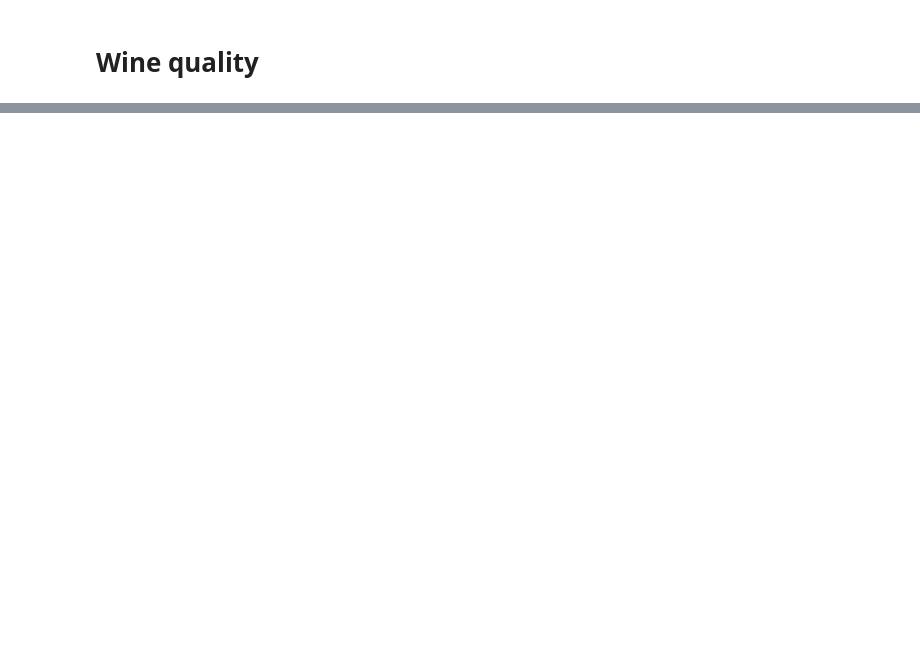
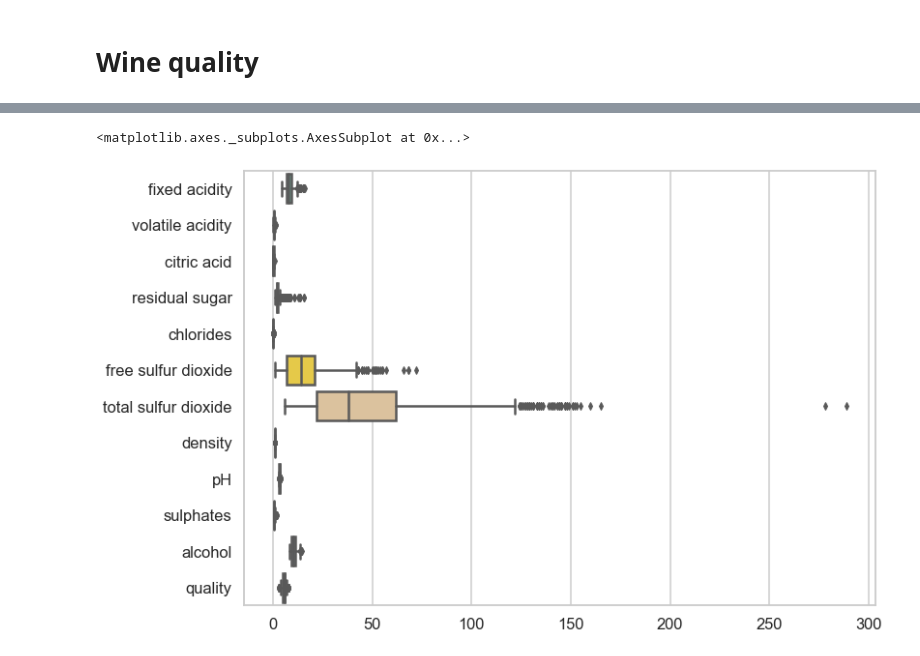
Before and after one commit to giomarte/statistics_project_wine_quality, a Jupyter notebook: Wine_quality_analysis.ipynb, the cells around one changed output, grey strips where cells are left out. Cells and saved outputs as stored; diff of their text form; code cells hidden in the pictures; blank space fills up the shorter version.

```diff
--- a/Wine_quality_analysis.ipynb
+++ b/Wine_quality_analysis.ipynb
@@ -106,0 +251,14 @@ len(list(red_dataset))
+# %%
+#setting some seaborn
+sns.set(style="whitegrid")
+sns.color_palette("pastel")
+sns.set_context("talk", rc={"lines.linewidth": 2.5, "lines.color": "black"})
+# %%
+#boxplot of al variables with outliers
+fig, ax = plt.subplots()
+fig.set_size_inches(11.7, 8.27)
+sns.boxplot(data=red_dataset, orient="h", palette="Set2", ax=ax)
+#plt.savefig(path)
+# %% [output]
+<matplotlib.axes._subplots.AxesSubplot at 0x...>
+[figure, added]
```
Also changed, not shown: parts of 74 cells of this notebook, 1 other file.
